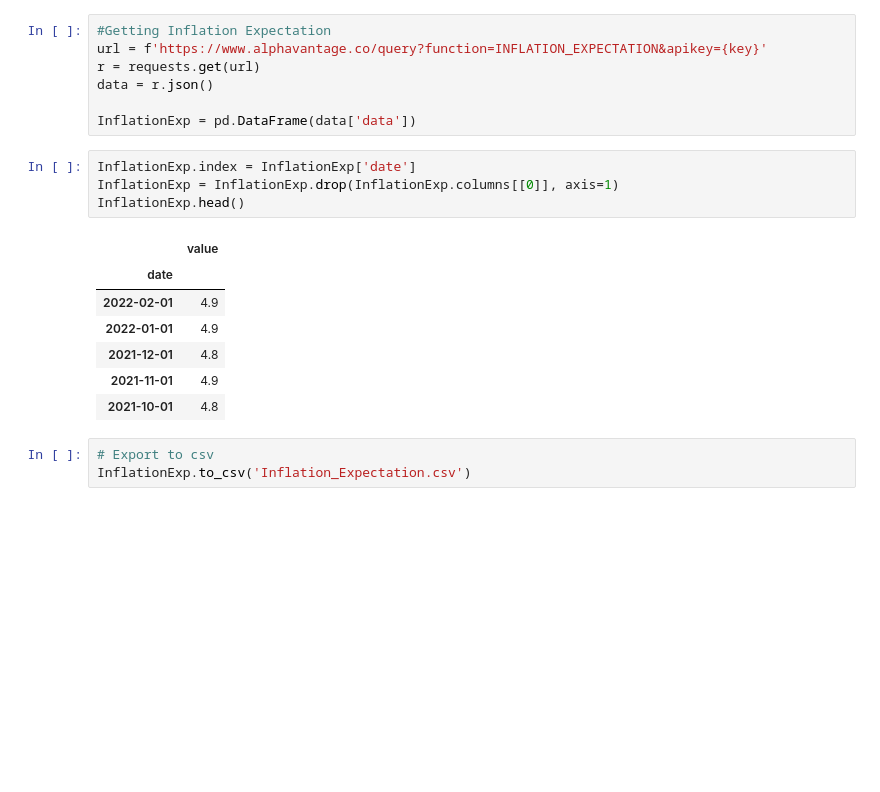
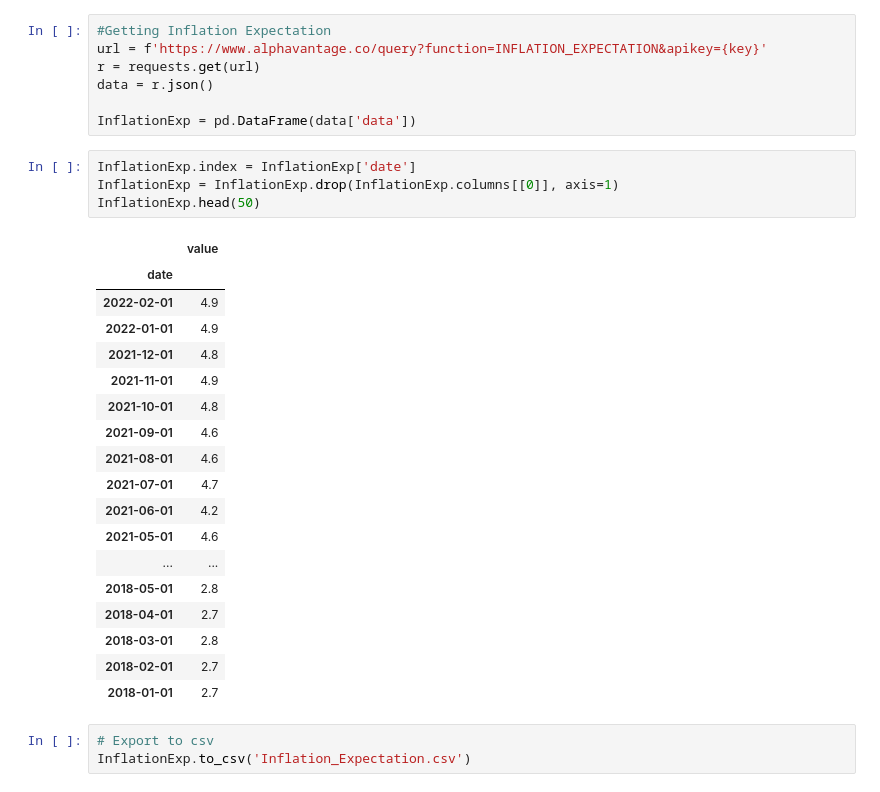
Before and after one commit to evianap/Roboadvisor, a Jupyter notebook: API Setup.ipynb, the cells around one changed output. Drawn from its saved outputs; the diff is of its cells as text; blank space fills up the shorter version.

```diff
--- a/API Setup.ipynb
+++ b/API Setup.ipynb
@@ -327,15 +327,26 @@ InflationExp = pd.DataFrame(data['data'])
 # %%
 InflationExp.index = InflationExp['date']
 InflationExp = InflationExp.drop(InflationExp.columns[[0]], axis=1)
-InflationExp.head()
+InflationExp.head(50)
 # %% [output]
 |  | value |
 | date |  |
 | 2022-02-01 | 4.9 |
 | 2022-01-01 | 4.9 |
 | 2021-12-01 | 4.8 |
 | 2021-11-01 | 4.9 |
 | 2021-10-01 | 4.8 |
+| 2021-09-01 | 4.6 |
+| 2021-08-01 | 4.6 |
+| 2021-07-01 | 4.7 |
+| 2021-06-01 | 4.2 |
+| 2021-05-01 | 4.6 |
+| ... | ... |
+| 2018-05-01 | 2.8 |
+| 2018-04-01 | 2.7 |
+| 2018-03-01 | 2.8 |
+| 2018-02-01 | 2.7 |
+| 2018-01-01 | 2.7 |
 # %%
 # Export to csv
 InflationExp.to_csv('Inflation_Expectation.csv')
```
Also changed, not shown: parts of 4 cells of this notebook, 2 other files.
